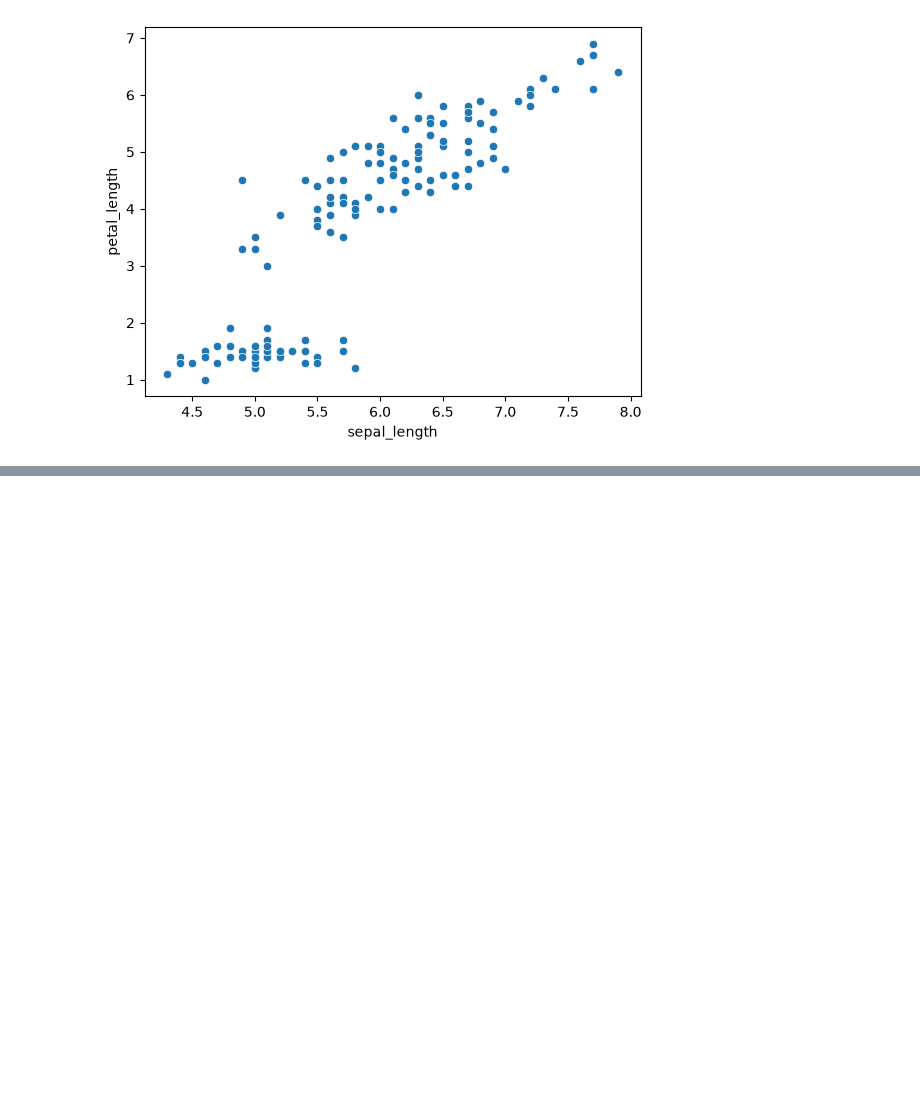
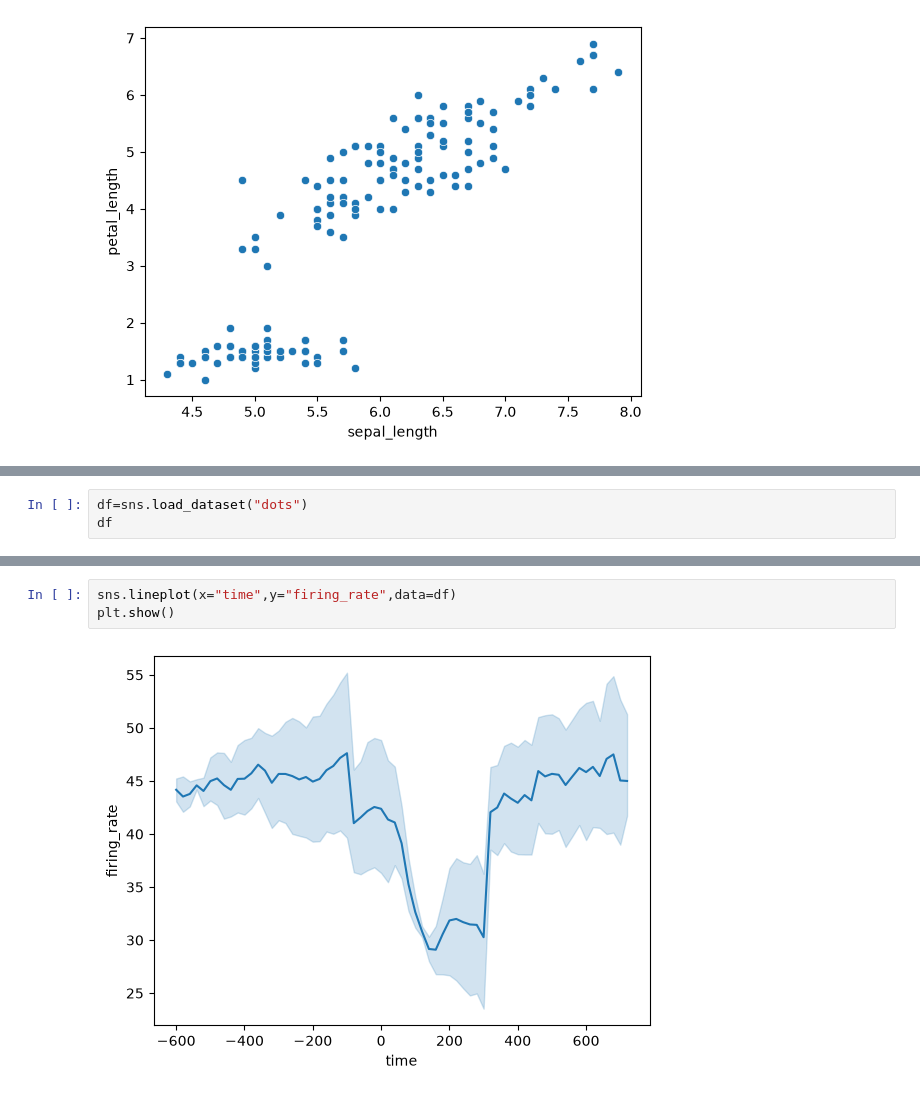
Before and after one commit to shimnasherin73/python-basics, a Jupyter notebook: matplotlib.ipynb, the cells around one changed output, grey strips where cells are left out. Drawn from its saved outputs; the diff is of its cells as text; blank space fills up the shorter version.

```diff
--- a/matplotlib.ipynb
+++ b/matplotlib.ipynb
@@ -866,0 +887,3 @@ plt.show()
+# %%
+df=sns.load_dataset("dots")
+df
@@ -866,0 +904,5 @@ plt.show()
+# %%
+sns.lineplot(x="time",y="firing_rate",data=df)
+plt.show()
+# %% [output]
+[figure, added]
```
Also changed, not shown: parts of 30 cells of this notebook, 1 other file.
